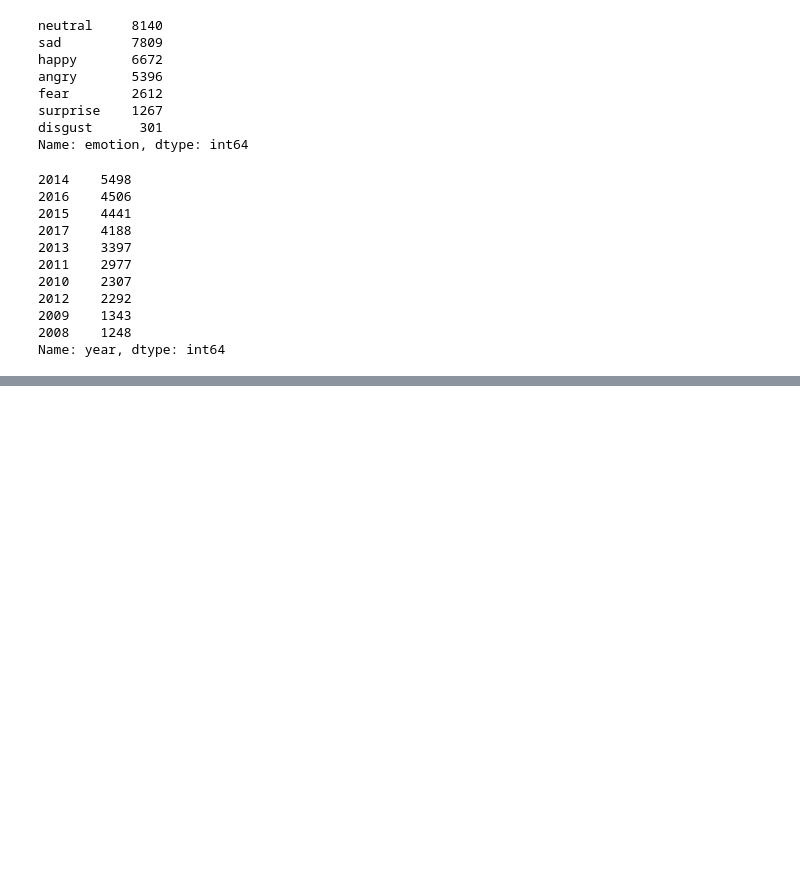
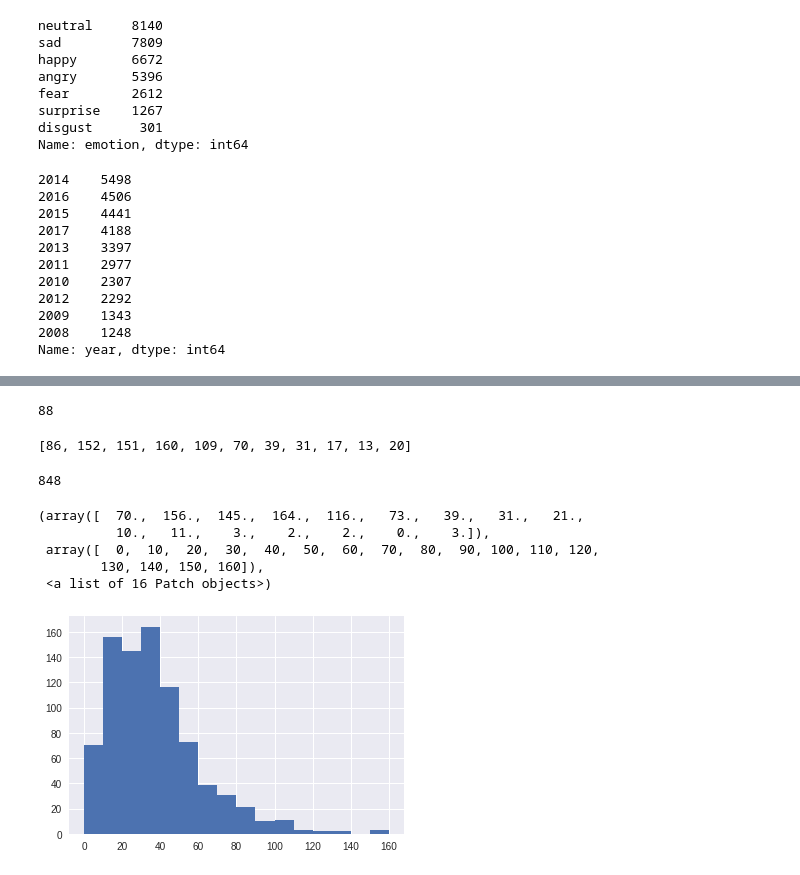
Before and after one commit to mayank26saxena/gender-bias-analysis-in-movies, a Jupyter notebook: data-analysis.ipynb, the cells around one changed output, grey strips where cells are left out. Saved outputs shown, nothing was run; the diff lists cells and outputs as text; code cells hidden in the pictures; blank space fills up the shorter version.

Commit message:
updated data analysis notebook

```diff
--- a/data-analysis.ipynb
+++ b/data-analysis.ipynb
@@ -100,0 +95,2 @@ df3
+# %%
+movie_list = df['movie_name']
@@ -100,0 +120,17 @@ df3
+# %%
+x['102_not_out']
+# %% [output]
+88
+# %%
+d = Counter(movie_list)
+d_0 = dict((k, v) for k, v in d.items() if v <= 10)
+d_10 = dict((k,v) for k,v in d.items() if v <= 20 and v > 10)
+d_20 = dict((k, v) for k, v in d.items() if v <= 30 and v > 20)
+d_30 = dict((k, v) for k, v in d.items() if v <= 40 and v > 30)
+d_40 = dict((k, v) for k, v in d.items() if v <= 50 and v > 40)
+d_50 = dict((k, v) for k, v in d.items() if v <= 60 and v > 50)
+d_60 = dict((k, v) for k, v in d.items() if v <= 70 and v > 60)
+d_70 = dict((k, v) for k, v in d.items() if v <= 80 and v > 70)
+d_80 = dict((k, v) for k, v in d.items() if v <= 90 and v > 80)
+d_90 = dict((k, v) for k, v in d.items() if v <= 100 and v > 90)
+d_100 = dict((k, v) for k, v in d.items() if v > 100)
@@ -100,0 +149,21 @@ df3
+# %%
+l = [d0, d10, d20, d30, d40, d50, d60, d70, d80, d90, d100]
+l
+# %% [output]
+[86, 152, 151, 160, 109, 70, 39, 31, 17, 13, 20]
+# %%
+sum(l)
+# %% [output]
+848
+# %%
+binwidth=10
+data = d.values()
+plt.hist(data, bins=range(0,160 + binwidth, binwidth))
+#bins=range(0, 150 + binwidth, binwidth)
+# %% [output]
+(array([  70.,  156.,  145.,  164.,  116.,   73.,   39.,   31.,   21.,
+          10.,   11.,    3.,    2.,    2.,    0.,    3.]),
+ array([  0,  10,  20,  30,  40,  50,  60,  70,  80,  90, 100, 110, 120,
+        130, 140, 150, 160]),
+ <a list of 16 Patch objects>)
+[figure, added]
```
Also changed, not shown: parts of 9 cells of this notebook.
